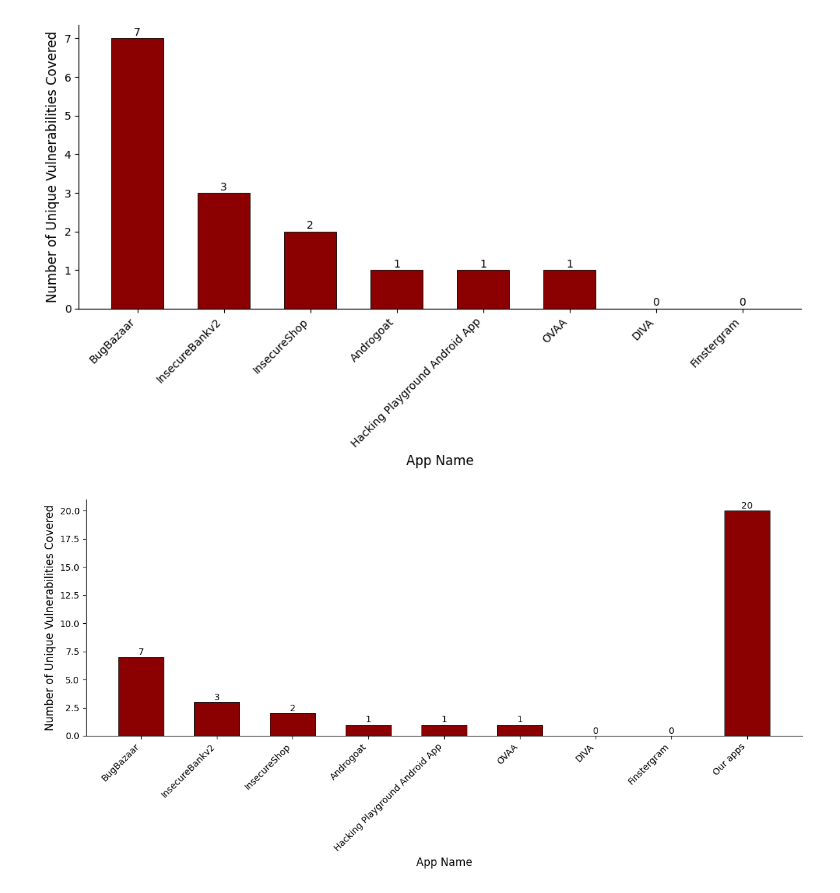
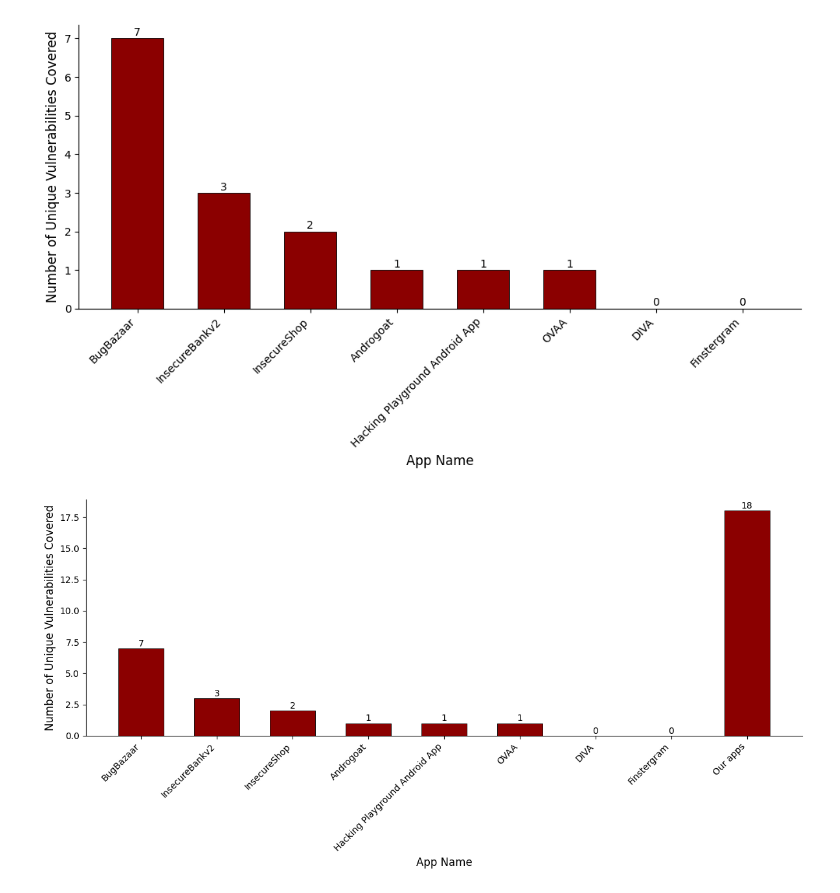
Before and after one commit to domi-cmd/Reference_Application_for_OWASP_MASTG, a Jupyter notebook: dev_documents/seminar_thesis/reference_apps/data_manipulation/coverage_per_app.ipynb, the cells around one changed output. Drawn from its saved outputs; the diff is of its cells as text; code cells hidden in the pictures.

Commit message:
Reworked the <per-app-coverage> graphs to reflect the new numbers from the fixed data analysis

```diff
--- a/dev_documents/seminar_thesis/reference_apps/data_manipulation/coverage_per_app.ipynb
+++ b/dev_documents/seminar_thesis/reference_apps/data_manipulation/coverage_per_app.ipynb
@@ -149,37 +149,37 @@ plt.show()
 # %% [output]
 [figure]
 # %%
-app_unique_counts['Our apps'] = 20
+app_unique_counts['Our apps'] = 18
 
 # Step 6: Plot
 plt.figure(figsize=(12,6))
 bars = plt.bar(app_unique_counts.index, app_unique_counts.values, color='darkred', width=0.6, edgecolor="black", linewidth=0.6)
 
 # Add counts above each bar
 for bar in bars:
     height = bar.get_height()
     plt.text(
         bar.get_x() + bar.get_width()/2,  # x-position: center of the bar
         height + 0.01,                     # y-position: just above the bar
         str(int(height)),                  # label: the count
         ha='center', va='bottom', fontsize=10
     )
 
 # Styling
 plt.ylabel('Number of Unique Vulnerabilities Covered', fontsize=12)
 plt.xlabel('App Name', fontsize=12)
 #plt.title('Unique Vulnerabilities Covered by Each App', fontsize=14)
 plt.xticks(rotation=45, ha='right')
 plt.gca().spines[["top", "right"]].set_visible(False)
 
 plt.tight_layout()
 
 
 plt.savefig("../plots/coverage_per_app/unique_with_own_app.png", dpi=300, bbox_inches="tight")
 
 plt.show()
 # %% [output]
-[figure, old version]
+[figure, new version]
 # %%
 # Load the CSVs
 all_vuln_df = pd.read_csv("../data/checklist_data_cleaned.csv")
```
Also changed, not shown: parts of 1 cell of this notebook, 2 other files.
